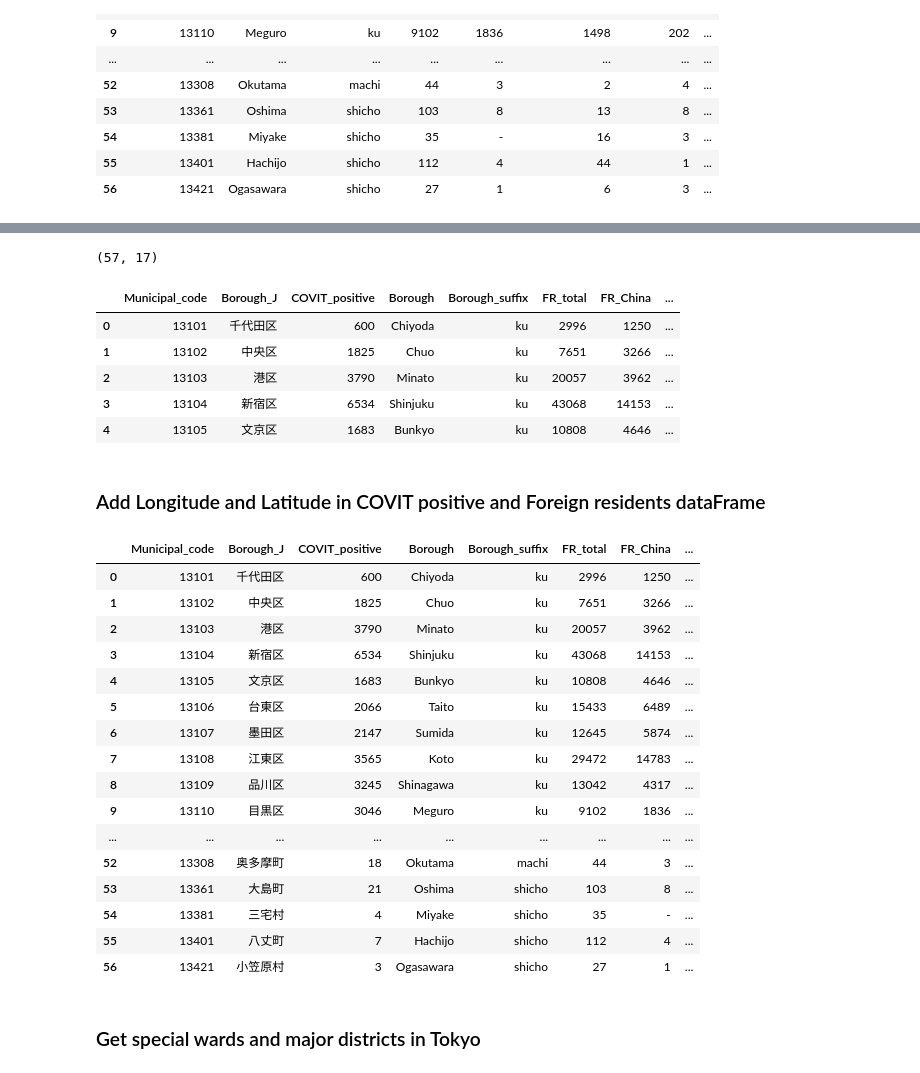
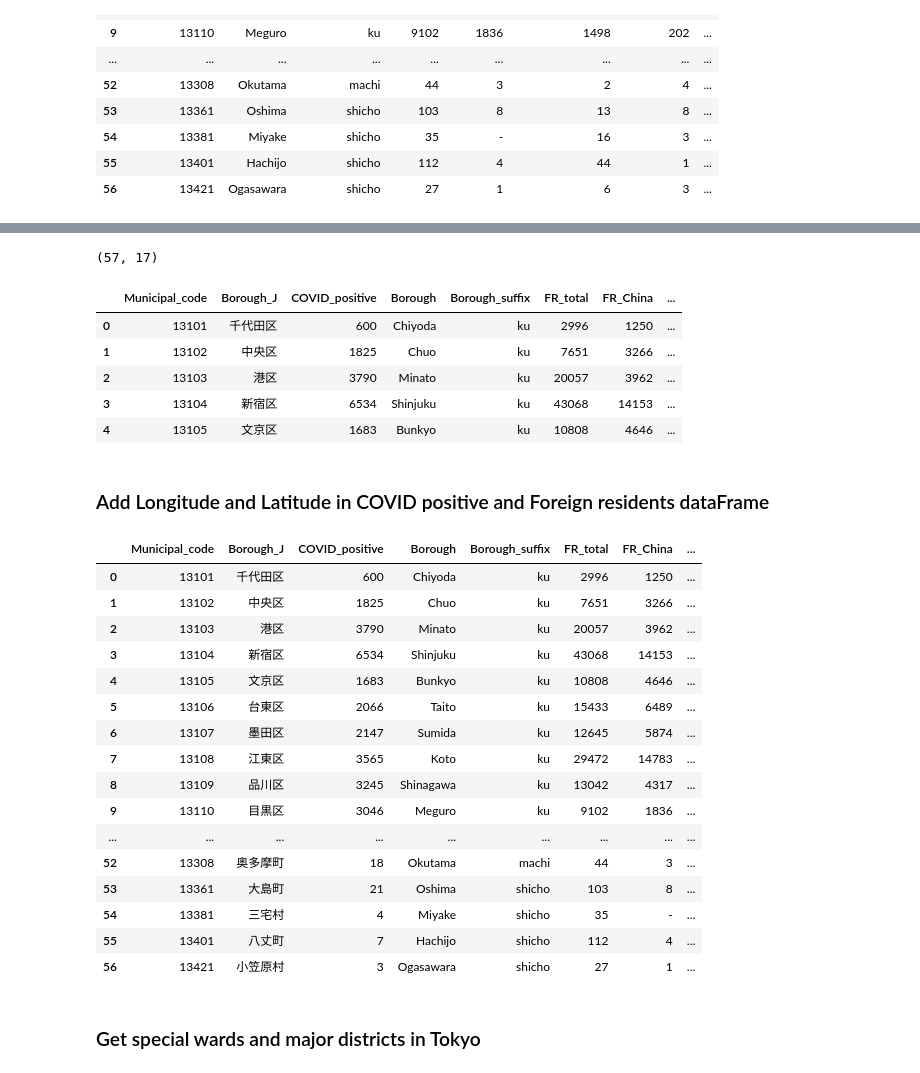
Before and after one commit to taakuu/Coursera_Capstone, a Jupyter notebook: Week4-5_The_Battle_of_Neighborhoods/Week5-The-Battle-of-Neighborhoods.ipynb, the cells around one changed output, grey strips where cells are left out. Drawn from its saved outputs; the diff is of its cells as text; code cells hidden in the pictures.

```diff
--- a/Week4-5_The_Battle_of_Neighborhoods/Week5-The-Battle-of-Neighborhoods.ipynb
+++ b/Week4-5_The_Battle_of_Neighborhoods/Week5-The-Battle-of-Neighborhoods.ipynb
@@ -231,12 +245,12 @@ covit19_tokyo.json  100%[===================>]  13.48K  --.-KB/s 時間 0s
 Download completed
 # %%
 import json
-fd = open('covit19_tokyo.json', mode='r')
+fd = open('covid19_tokyo.json', mode='r')
 d = json.load(fd)
-covit_json_date = d['datasets']['date']
-print("Date of covit19 patient.json :", covit_json_date)
+covid_json_date = d['datasets']['date']
+print("Date of covid19 patient.json :", covid_json_date)
 s_target = json.dumps(d['datasets']['data'])
-covit = pd.read_json(s_target)
-print(covit.shape)
-covit.head()
+covid = pd.read_json(s_target)
+print(covid.shape)
+covid.head()
 # %% [output]
@@ -249,11 +263,11 @@ Date of covit19 patient.json : 2021/2/26
 | 3 | 131041.0 | 特別区 | 新宿区 | しんじゅくく | 6534 |
 | 4 | 131059.0 | 特別区 | 文京区 | ぶんきょうく | 1683 |
 # %%
-covit.dropna(subset=['code'],inplace=True)
-covit.drop(columns=covit.columns[[1,3]], inplace=True)
-covit['code'] = (covit['code'] / 10).astype(int)
-covit.columns = ["Municipal_code","Borough_J","COVIT_positive"]
-print(covit.shape)
-covit
+covid.dropna(subset=['code'],inplace=True)
+covid.drop(columns=covid.columns[[1,3]], inplace=True)
+covid['code'] = (covid['code'] / 10).astype(int)
+covid.columns = ["Municipal_code","Borough_J","COVID_positive"]
+print(covid.shape)
+covid
 # %% [output]
 (62, 3)
@@ -279,34 +293,34 @@ covit
 # %%
-#covit_foreign = pd.merge(covit, foreign, on='Municipal_code', how='outer', indicator=True)
-covit_foreign = pd.merge(covit, foreign, on='Municipal_code')
-print(covit_foreign.shape)
-covit_foreign.head()
+#covid_foreign = pd.merge(covid, foreign, on='Municipal_code', how='outer', indicator=True)
+covid_foreign = pd.merge(covid, foreign, on='Municipal_code')
+print(covid_foreign.shape)
+covid_foreign.head()
 # %% [output]
 (57, 17)
-|  | Municipal_code | Borough_J | COVIT_positive | Borough | Borough_suffix | FR_total | FR_China | ... |
+|  | Municipal_code | Borough_J | COVID_positive | Borough | Borough_suffix | FR_total | FR_China | ... |
 | 0 | 13101 | 千代田区 | 600 | Chiyoda | ku | 2996 | 1250 | ... |
 | 1 | 13102 | 中央区 | 1825 | Chuo | ku | 7651 | 3266 | ... |
 | 2 | 13103 | 港区 | 3790 | Minato | ku | 20057 | 3962 | ... |
 | 3 | 13104 | 新宿区 | 6534 | Shinjuku | ku | 43068 | 14153 | ... |
 | 4 | 13105 | 文京区 | 1683 | Bunkyo | ku | 10808 | 4646 | ... |
 # %% [markdown]
-### Add Longitude and Latitude in COVIT positive and Foreign residents dataFrame
+### Add Longitude and Latitude in COVID positive and Foreign residents dataFrame
 # %%
 from functools import partial
 from geopy.geocoders import Nominatim
 geolocator = Nominatim(user_agent="tokyo_explorer")
 _geocode = partial(geolocator.geocode, language="en")
 #f_geocode = lambda query, **kw: _geocode("%s, Tokyo, Japan" % query, **kw)
-covit_foreign['Address'] = covit_foreign['Borough'] + ', Tokyo, Japan'
+covid_foreign['Address'] = covid_foreign['Borough'] + ', Tokyo, Japan'
 #f_get_lon_lat = lambda x: (x.latitude, x.longitude)
 f_get_lon_lat = lambda x: (None, None) if x is None else (x.latitude, x.longitude)
-covit_foreign['temp']= covit_foreign['Address'].apply(_geocode).apply(f_get_lon_lat)
-covit_foreign[['Latitude', 'Longitude']] = covit_foreign['temp'].apply(pd.Series)
+covid_foreign['temp']= covid_foreign['Address'].apply(_geocode).apply(f_get_lon_lat)
+covid_foreign[['Latitude', 'Longitude']] = covid_foreign['temp'].apply(pd.Series)
 
-covit_foreign.drop(['temp','Address'], axis=1, inplace=True)
-covit_foreign
+covid_foreign.drop(['temp','Address'], axis=1, inplace=True)
+covid_foreign
 # %% [output]
-|  | Municipal_code | Borough_J | COVIT_positive | Borough | Borough_suffix | FR_total | FR_China | ... |
+|  | Municipal_code | Borough_J | COVID_positive | Borough | Borough_suffix | FR_total | FR_China | ... |
 | 0 | 13101 | 千代田区 | 600 | Chiyoda | ku | 2996 | 1250 | ... |
 | 1 | 13102 | 中央区 | 1825 | Chuo | ku | 7651 | 3266 | ... |
 | 2 | 13103 | 港区 | 3790 | Minato | ku | 20057 | 3962 | ... |
```
Also changed, not shown: parts of 35 cells of this notebook.
